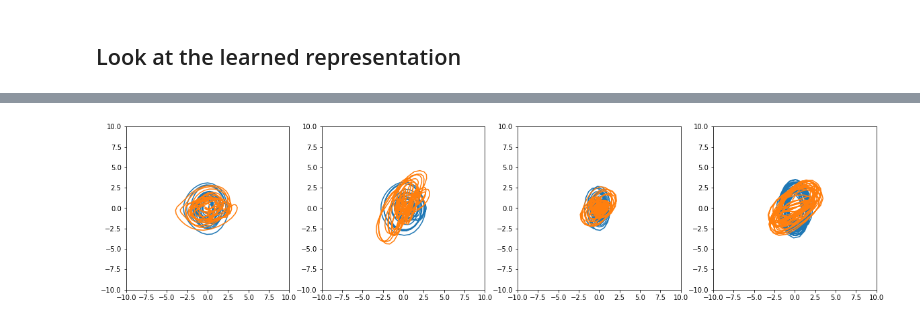
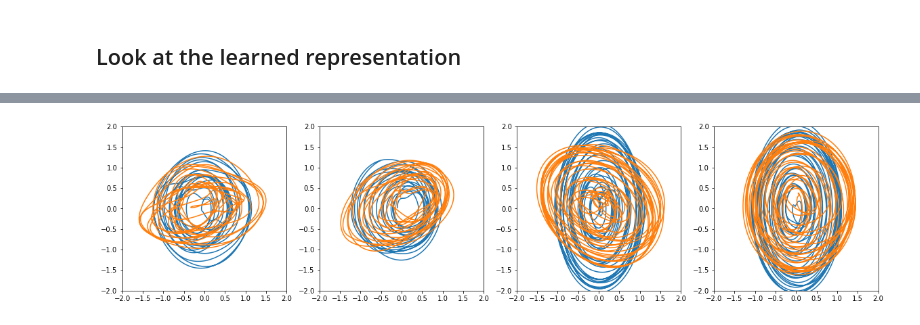
Before and after one commit to rbondesan/CanonicalFlows, a Jupyter notebook: notebooks/FPU-conserved.ipynb, the cells around one changed output, grey strips where cells are left out. Cells and saved outputs as stored; diff of their text form; code cells hidden in the pictures.

```diff
--- a/notebooks/FPU-conserved.ipynb
+++ b/notebooks/FPU-conserved.ipynb
@@ -20,7 +20,7 @@ tf.set_random_seed(0)
 ## Look at an FPU trajectory
 # %%
 N = 5
-α = 0.4
+α = 0.2
 init_state = tf.random_normal([2*N])
 # Need to remove centre of mass motion
 qs, ps = init_state[::2], init_state[1::2]
@@ -30,7 +30,7 @@ ps = tf.expand_dims(ps, axis=-1)
 init_state = tf.concat([qs, ps], axis=1)
 init_state = tf.reshape(init_state, shape=[-1])
 
-fpu_traj = hamiltonian_traj(lambda x: fpu_hamiltonian(x, alpha=α), init_state, steps=500)
+fpu_traj = hamiltonian_traj(lambda x: fpu_hamiltonian(x, alpha=α), init_state, time=100, steps=10000, rtol=1e-4, atol=1e-4)
 # %%
 plt.plot(sess.run(fpu_traj))
 # %% [output]
@@ -107,8 +107,10 @@ def modes_to_coords(amps):
     zero_mode = tf.zeros_like(complex_q_modes[:,:1], dtype=tf.complex64)
     complex_q_modes = tf.concat([zero_mode, complex_q_modes], axis=-1)
     complex_p_modes = tf.concat([zero_mode, complex_p_modes], axis=-1)
-    q = tf.expand_dims(tf.spectral.irfft(complex_q_modes), axis=-1)
-    p = tf.expand_dims(tf.spectral.irfft(complex_p_modes), axis=-1)
+    # Transform and normalize
+    sqrt_length = tf.sqrt(tf.cast(complex_q_modes.shape[-1], dtype=tf.float32))
+    q = tf.expand_dims(tf.spectral.irfft(complex_q_modes), axis=-1) * sqrt_length
+    p = tf.expand_dims(tf.spectral.irfft(complex_p_modes), axis=-1) * sqrt_length
     return join_q_p(q, p)
 # %%
 with tf.name_scope("loss"):
@@ -165,7 +169,10 @@ def coords_to_modes(coords):
     qs, ps = extract_q_p(coords)
     qs = tf.squeeze(qs) # Eliminate the final axis
     ps = tf.squeeze(ps)
-    q_modes, p_modes = tf.spectral.rfft(qs), tf.spectral.rfft(ps)
+    # Transform and normalize
+    sqrt_length = tf.sqrt(tf.cast(qs.shape[-1], dtype=tf.complex64))
+    q_modes = tf.spectral.rfft(qs) / sqrt_length
+    p_modes = tf.spectral.rfft(ps) / sqrt_length
     q_modes = q_modes[:,1:] # Remove the zero mode
     p_modes = p_modes[:,1:]
     q_modes_r, q_modes_i = tf.real(q_modes), tf.imag(q_modes)
@@ -185,13 +192,13 @@ np_trans_amps = np.transpose(np.reshape(np_trans_amps, (-1,4,2)), (1,2,0))
 # %%
 plt.figure(figsize=(20,20))
 
 for idx, mode in enumerate(np_traj_amps):
     plt.subplot(2, 4, idx+1)
-    plt.xlim(-10, 10)
-    plt.ylim(-10, 10)
+    plt.xlim(-2, 2)
+    plt.ylim(-2, 2)
 
     plt.plot(mode[0], mode[1])
     plt.plot(np_trans_amps[idx,0], np_trans_amps[idx,1])
     plt.gca().set_aspect('equal', adjustable='box')
 # %% [output]
-[figure, old version]
+[figure, new version]
```
Also changed, not shown: parts of 7 cells of this notebook, 3 other files.
